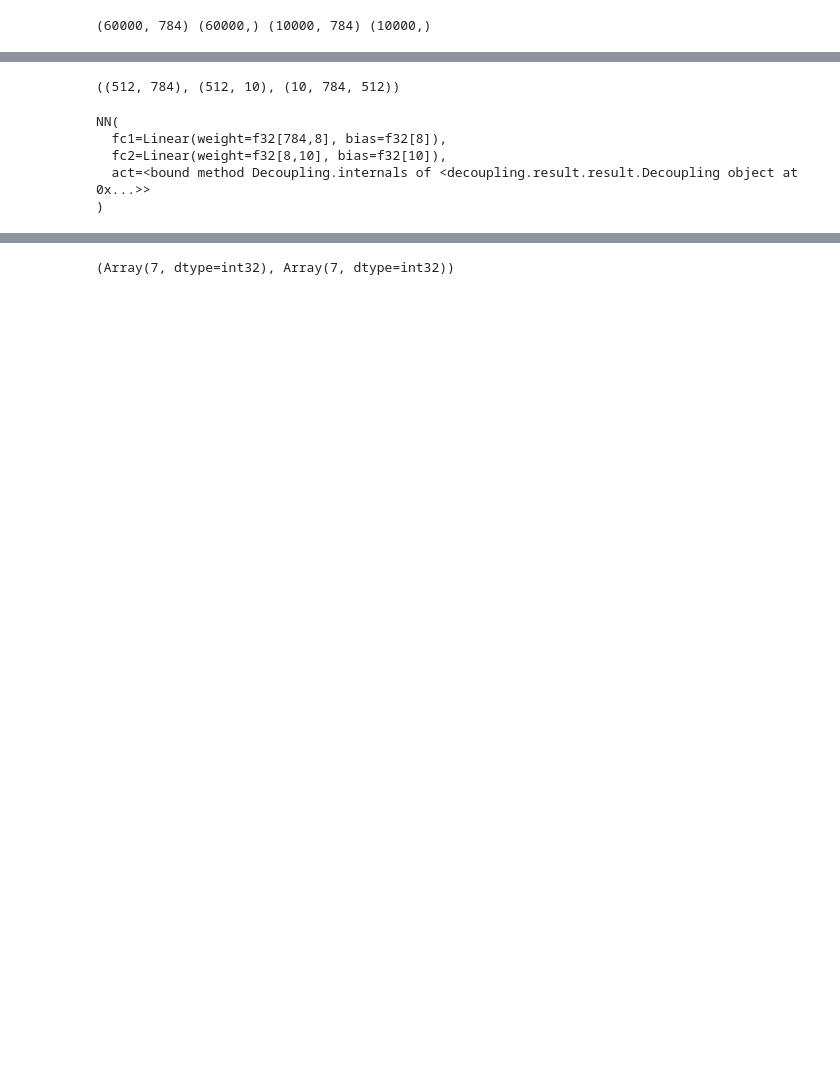
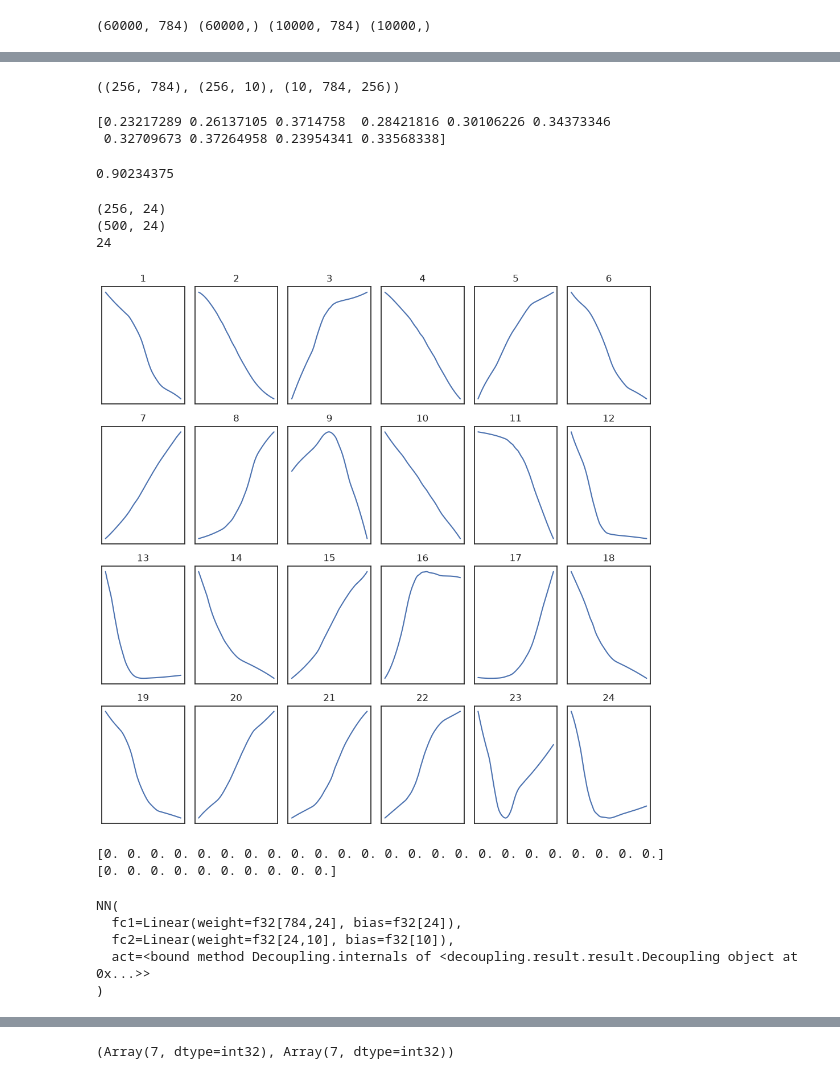
Before and after one commit to mrochk/decoupling, a Jupyter notebook: examples/3. Neural Network.ipynb, the cells around one changed output, grey strips where cells are left out. Drawn from its saved outputs; the diff is of its cells as text; code cells hidden in the pictures; blank space fills up the shorter version.

Commit message:
better nn notebook

```diff
--- a/examples/3. Neural Network.ipynb
+++ b/examples/3. Neural Network.ipynb
@@ -54,8 +54,7 @@ print(X_train.shape, y_train.shape, X_test.shape, y_test.shape)
 # %% [output]
 (60000, 784) (60000,) (10000, 784) (10000,)
 # %%
-key = jax.random.PRNGKey(0)
-model_key, shuffle_key = jax.random.split(key)
+key = jax.random.key(0)
 
 model = eqx.nn.MLP(
     in_size=X_train.shape[1],
@@ -63,7 +62,7 @@ model = eqx.nn.MLP(
     width_size=128,
     depth=1,
     activation=jax.nn.tanh,
-    key=model_key,
+    key=key,
 )
 
 optimizer = optax.adam(1e-3)
@@ -91,7 +90,7 @@ num_train = X_train.shape[0]
 num_batches = num_train // batch_size
 
 for epoch in range(num_epochs):
-    shuffle_key, subkey = jax.random.split(shuffle_key)
+    shuffle_key, subkey = jax.random.split(key)
     perm = jax.random.permutation(subkey, num_train)
     Xtr_shuf, ytr_shuf = X_train[perm], y_train[perm]
 
@@ -121,21 +122,65 @@ from decoupling import Algorithm
 from decoupling.scaler import JacobianScaler
 from decoupling.utils import collect_information_from_inputs
 # %%
-N = 512
+N = 256
 
 X_dec = Xtr_shuf[:N]
 
 X_dec, Y_dec, J = collect_information_from_inputs(model, X_dec)
 X_dec.shape, Y_dec.shape, J.shape
 # %% [output]
-((512, 784), (512, 10), (10, 784, 512))
+((256, 784), (256, 10), (10, 784, 256))
 # %%
 scaler = JacobianScaler(J)
+print(scaler.scaling_factors)
 Js, Ys = scaler.scale(J, Y_dec)
+# %% [output]
+[0.23217289 0.26137105 0.3714758  0.28421816 0.30106226 0.34373346
+ 0.32709673 0.37264958 0.23954341 0.33568338]
 # %%
-algorithm = Algorithm(rank=8, key=key, niters=10)
+rank = 24
+
+algorithm = Algorithm(rank=rank, key=key, niters=50, ninits=1, gamma=0.5)
 decoupling = algorithm.run(X_dec, Ys, Js)
 decoupling = scaler.unscale(decoupling)
+# %%
+acc = 0
+for i in range(len(X_dec)): acc += (decoupling(X_dec[i]).argmax() == model(X_dec[i]).argmax())
+print(acc / len(X_dec))
+# %% [output]
+0.90234375
+# %%
+import matplotlib.pyplot as plt
+import seaborn as sns
+sns.set_theme('notebook', 'white')
+colors = sns.color_palette()
+
+Z = X_dec @ decoupling.V
+minmax = [(Z[:, r].min(), Z[:, r].max()) for r in range(rank)]
+
+print(Z.shape)
+
+inputs = jnp.stack([jnp.linspace(lo, hi, 500) for (lo, hi) in minmax], axis=1)
+outputs = jax.vmap(decoupling.internals)(inputs)
+
+print(outputs.shape)
+
+fig, ax = plt.subplots(4, 6, figsize=(10, 10))
+
+print(len(ax.flatten()))
+
+for r, a in enumerate(ax.flatten()):
+    a.set_xticks([]); a.set_yticks([])
+    idx = jnp.argsort(Z[:, r])
+    a.plot(inputs[:, r], outputs[:, r])
+    a.set_title(f'${r+1}$')
+
+plt.tight_layout(); plt.show()
+# %% [output]
+(256, 24)
+(500, 24)
+24
+[figure, added]
 # %%
 from typing import Callable
 
@@ -170,13 +212,17 @@ class NN(eqx.Module):
         return out
 # %%
 compressed = NN(decoupling)
+print(compressed.fc1.bias)
+print(compressed.fc2.bias)
 compressed
 # %% [output]
-NN(
-  fc1=Linear(weight=f32[784,8], bias=f32[8]),
-  fc2=Linear(weight=f32[8,10], bias=f32[10]),
-  act=<bound method Decoupling.internals of <decoupling.result.result.Decoupling object at 0x...>>
-)
+[0. 0. 0. 0. 0. 0. 0. 0. 0. 0. 0. 0. 0. 0. 0. 0. 0. 0. 0. 0. 0. 0. 0. 0.]
+[0. 0. 0. 0. 0. 0. 0. 0. 0. 0.]
+NN(
+  fc1=Linear(weight=f32[784,24], bias=f32[24]),
+  fc2=Linear(weight=f32[24,10], bias=f32[10]),
+  act=<bound method Decoupling.internals of <decoupling.result.result.Decoupling object at 0x...>>
+)
 # %%
 filter_spec = jax.tree_util.tree_map(lambda _: False, compressed)
 filter_spec = eqx.tree_at(
```
Also changed, not shown: parts of 9 cells of this notebook.
